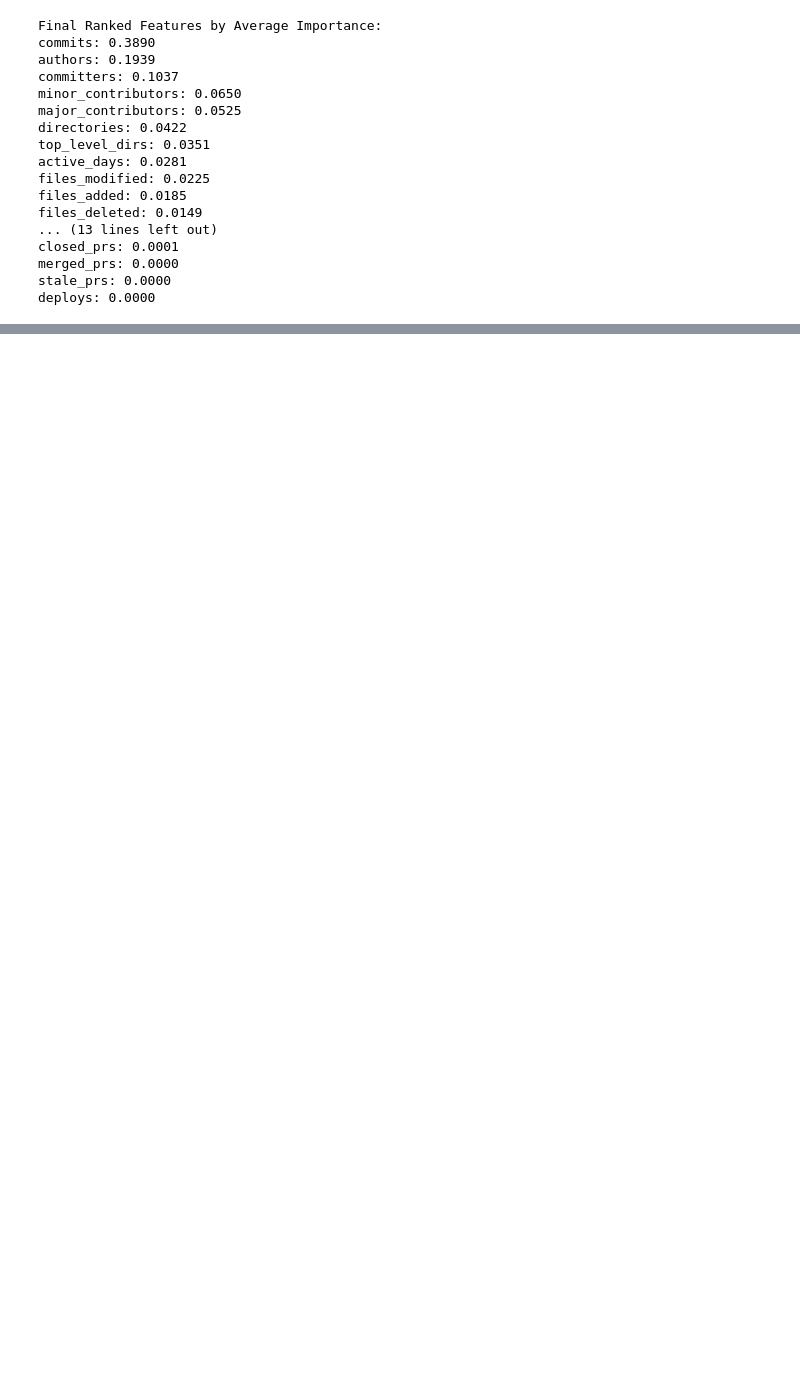
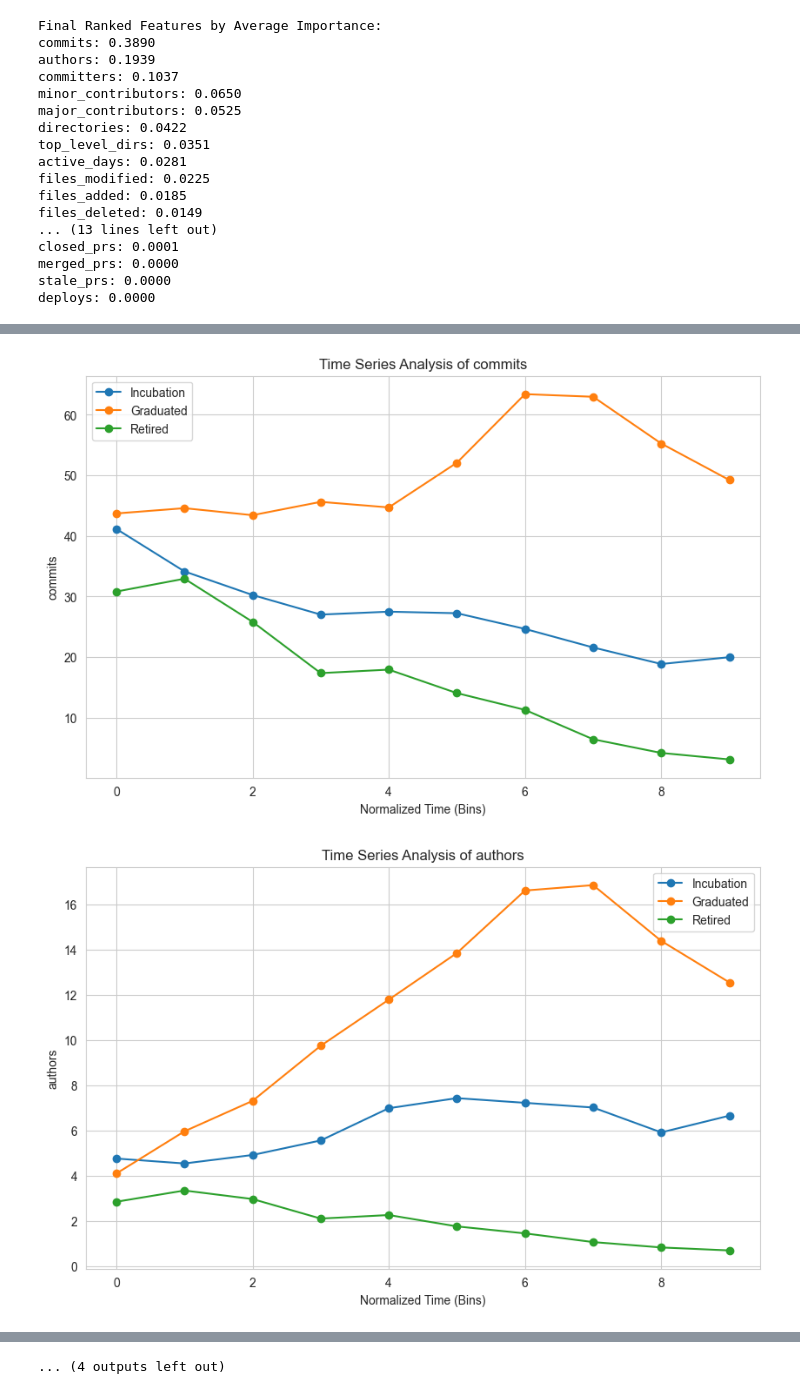
Before and after one commit to OSS-Health-Assess/SE-project, a Jupyter notebook: code.ipynb, the cells around one changed output, grey strips where cells are left out. Drawn from its saved outputs; the diff is of its cells as text; code cells hidden in the pictures; blank space fills up the shorter version.

Commit message:
time series analysis

```diff
--- a/code.ipynb
+++ b/code.ipynb
@@ -141,0 +153,78 @@ status_data = pd.read_csv("project-status.csv")
+# %%
+import numpy as np
+import pandas as pd
+import matplotlib.pyplot as plt
+
+# Filter out projects with fewer than 10 data points
+cleaned_data = {project: df for project,
+                df in cleaned_data.items() if len(df) >= 10}
+
+# Filter status_data to only include projects present in cleaned_data
+status_data_filtered = status_data[status_data['project'].isin(
+    cleaned_data.keys())]
+
+
+# Merge project status into each dataframe
+def merge_status(cleaned_data, status_data):
+  status_dict = status_data.set_index('project')['status'].to_dict()
+  for project, df in cleaned_data.items():
+    df['status'] = status_dict.get(project, 'Unknown')
+  return cleaned_data
+
+# Function to extract 1/10th segments and compute averages
+
+
+def extract_average_feature(df, feature, num_bins=10):
+  df = df.sort_values(by='measurement_month')  # Ensure time is sorted
+  bin_size = max(1, len(df) // num_bins)  # Determine bin size
+  averages = [df[feature].iloc[i *
+                               bin_size: (i + 1) * bin_size].mean() for i in range(num_bins)]
+  return averages
+
+# Function to plot feature trends
+
+
+def plot_feature(cleaned_data, status_data, feature, num_bins=10):
+  cleaned_data = merge_status(cleaned_data, status_data)
+
+  # Collect averaged data for each status
+  grouped_data = {status: [[] for _ in range(
+      num_bins)] for status in status_data['status'].unique()}
+  for project, df in cleaned_data.items():
+    if feature in df.columns:
+      status = df['status'].iloc[0]
+      averages = extract_average_feature(df, feature, num_bins)
+      for i, avg in enumerate(averages):
+        grouped_data[status][i].append(avg)
+
+  # Compute overall average per bin for each status group
+  plt.figure(figsize=(10, 6))
+  for status, bins in grouped_data.items():
+    avg_series = [
+        np.mean(bin_values) if bin_values else 0 for bin_values in bins]
+    plt.plot(range(num_bins), avg_series, marker='o', label=status)
+
+  plt.xlabel('Normalized Time (Bins)')
+  plt.ylabel(feature)
+  plt.title(f'Time Series Analysis of {feature}')
+  plt.legend()
+  plt.show()
+
+# Function to plot all features
+
+
+def plot_all_features(cleaned_data, status_data, features, num_bins=10):
+  for feature in features:
+    plot_feature(cleaned_data, status_data, feature, num_bins)
+
+
+# Example usage:
+plot_all_features(cleaned_data, status_data, [
+    'commits', 'authors', 'committers', 'minor_contributors', 'major_contributors',
+    'directories', 'top_level_dirs', 'active_days', 'files_modified', 'files_added',
+    'files_deleted', 'files_renamed', 'added_lines', 'deleted_lines', 'new_contributors',
+    'avg_files_modified_commit'
+])
+# %% [output]
+[figure, added]
+[figure, added]
@@ -141,0 +241 @@ status_data = pd.read_csv("project-status.csv")
+... (4 outputs left out)
```
Also changed, not shown: parts of 2 cells of this notebook, 1 other file.
